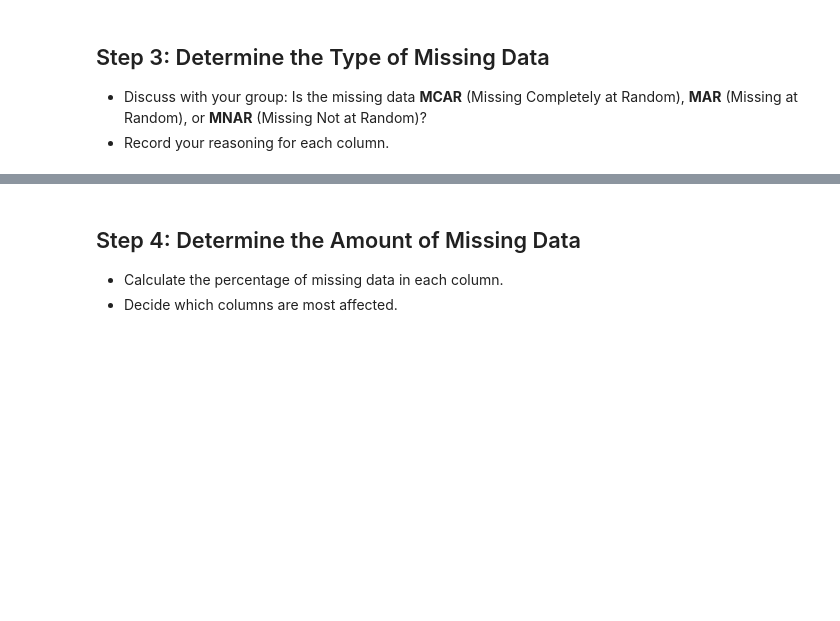
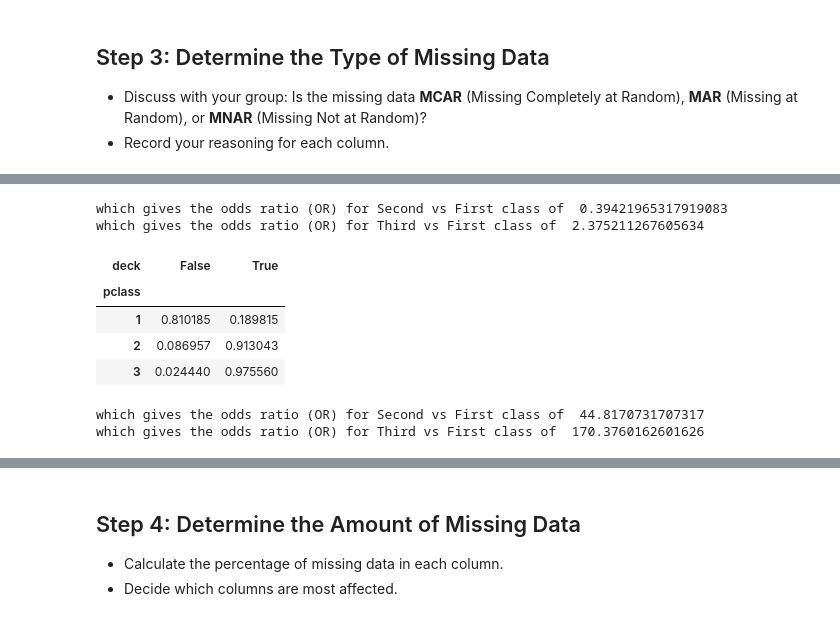
Before and after one commit to jiraroj-wir/MUIC-ICCS261-Principles-of-Data-Science, a Jupyter notebook: missing_titanic.ipynb, the cells around one changed output, grey strips where cells are left out. Drawn from its saved outputs; the diff is of its cells as text; code cells hidden in the pictures; blank space fills up the shorter version.

```diff
--- a/missing_titanic.ipynb
+++ b/missing_titanic.ipynb
@@ -59,0 +173,23 @@ missing_count
+# %%
+# Odds of missing data: compare each class with First class
+print("which gives the odds ratio (OR) for Second vs First class of ", (age_by_pclass.loc[2, True] / age_by_pclass.loc[2, False]) / (age_by_pclass.loc[1, True] / age_by_pclass.loc[1, False]))
+print("which gives the odds ratio (OR) for Third vs First class of ", (age_by_pclass.loc[3, True] / age_by_pclass.loc[3, False]) / (age_by_pclass.loc[1, True] / age_by_pclass.loc[1, False]))
+# %% [output]
+which gives the odds ratio (OR) for Second vs First class of  0.39421965317919083
+which gives the odds ratio (OR) for Third vs First class of  2.375211267605634
+# %%
+deck_by_pclass = pd.crosstab(titanic["pclass"], titanic["deck"].isna(), normalize="index")
+deck_by_pclass
+# %% [output]
+| deck | False | True |
+| pclass |  |  |
+| 1 | 0.810185 | 0.189815 |
+| 2 | 0.086957 | 0.913043 |
+| 3 | 0.024440 | 0.975560 |
+# %%
+# Odds of missing data: compare each class with First class
+print("which gives the odds ratio (OR) for Second vs First class of ", (deck_by_pclass.loc[2, True] / deck_by_pclass.loc[2, False]) / (deck_by_pclass.loc[1, True] / deck_by_pclass.loc[1, False]))
+print("which gives the odds ratio (OR) for Third vs First class of ", (deck_by_pclass.loc[3, True] / deck_by_pclass.loc[3, False]) / (deck_by_pclass.loc[1, True] / deck_by_pclass.loc[1, False]))
+# %% [output]
+which gives the odds ratio (OR) for Second vs First class of  44.8170731707317
+which gives the odds ratio (OR) for Third vs First class of  170.3760162601626
```
Also changed, not shown: parts of 19 cells of this notebook.
